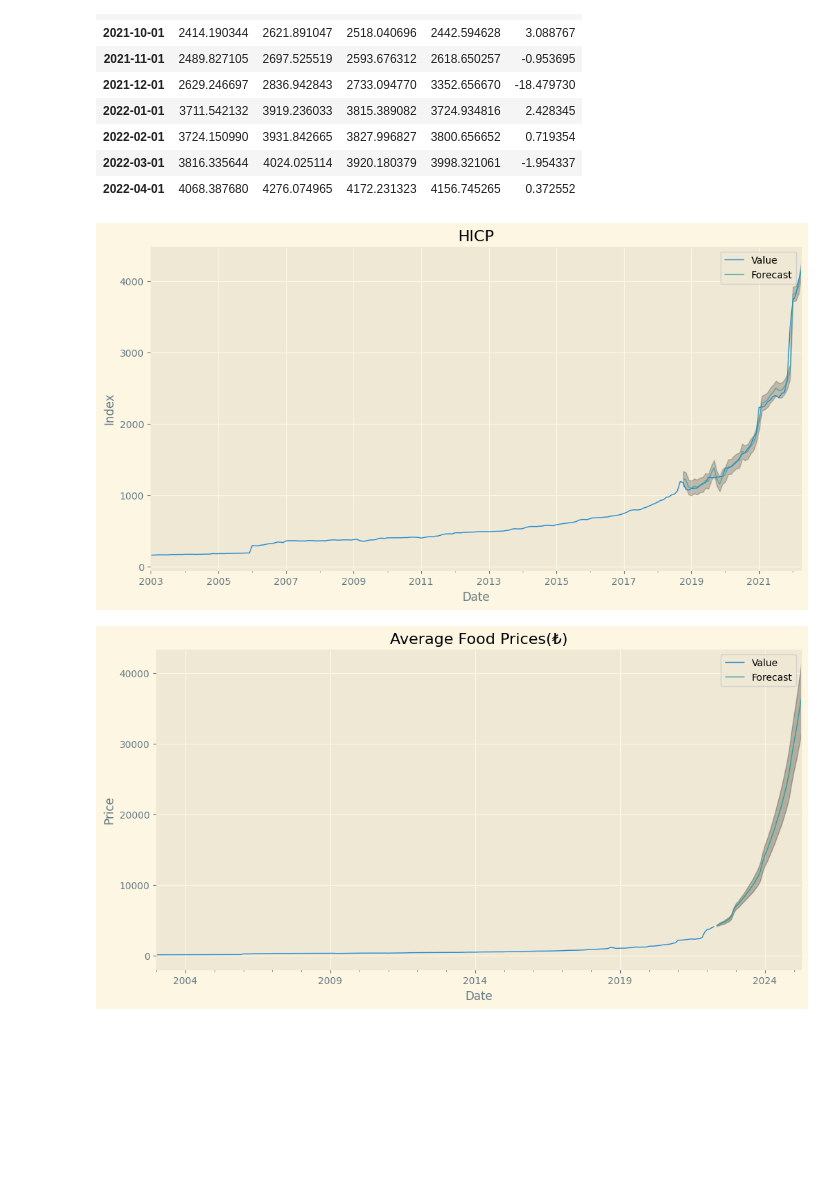
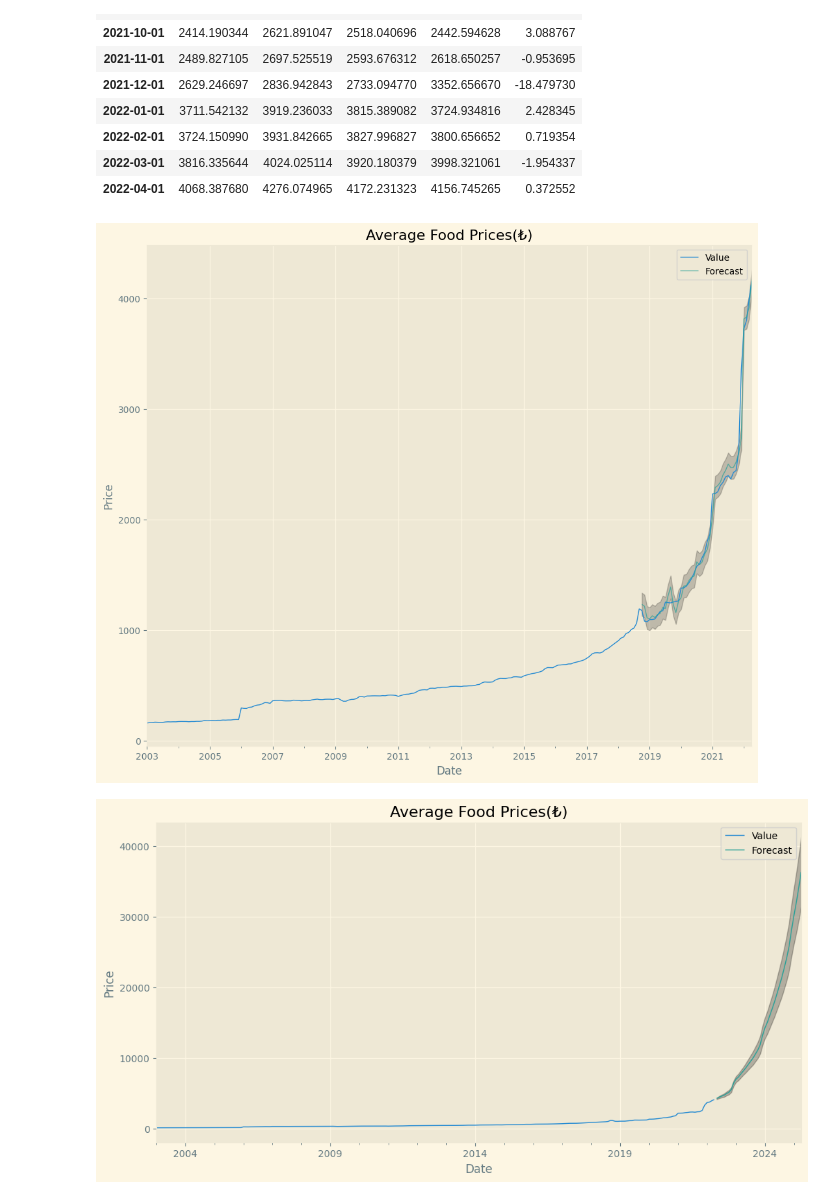
Before and after one commit to kayabo19/Average-Food-Price-Analysis, a Jupyter notebook: Final_Project.ipynb, the cells around one changed output. Cells and saved outputs as stored; diff of their text form; code cells hidden in the pictures; blank space fills up the shorter version.

```diff
--- a/Final_Project.ipynb
+++ b/Final_Project.ipynb
@@ -229,19 +229,19 @@ pred_ci.tail(10)
 # %%
 ax = df['2003':].plot(label='observed')
 pred.predicted_mean.plot(ax=ax, label='Forecast', alpha=.7)
 
 ax.fill_between(pred_ci.index,
                 pred_ci.iloc[:, 0],
                 pred_ci.iloc[:, 1], color='k', alpha=.2)
 
 plt.xlabel('Date')
-plt.ylabel('Index')
-plt.title("HICP")
+plt.ylabel('Price')
+plt.title("Average Food Prices(₺)")
 plt.legend()
 rcParams['figure.figsize'] = 12, 10
 plt.show()
 # %% [output]
-[figure, old version]
+[figure, new version]
 # %%
 # Get forecast 3 years ahead in future
 pred_uc = results.get_forecast(steps=36)
```
Also changed, not shown: parts of 1 cell of this notebook.
